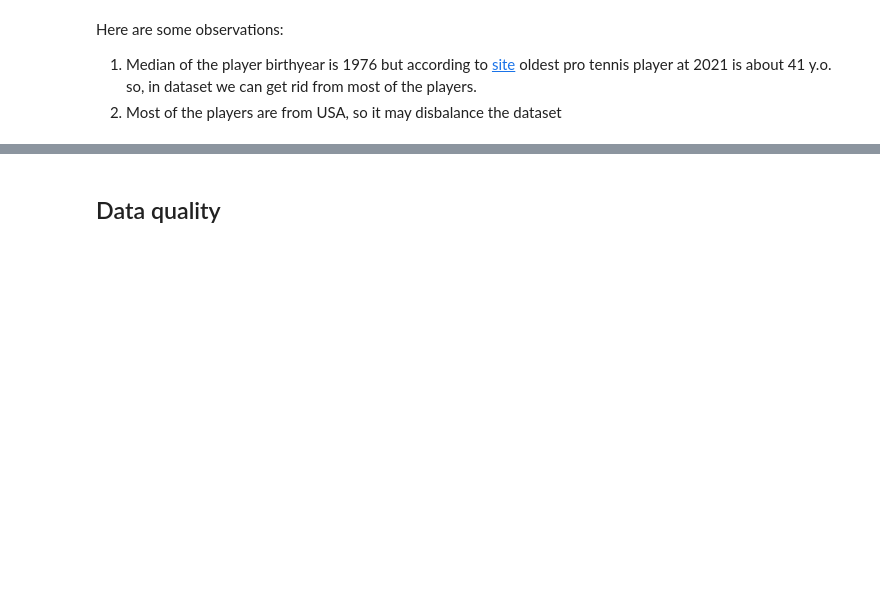
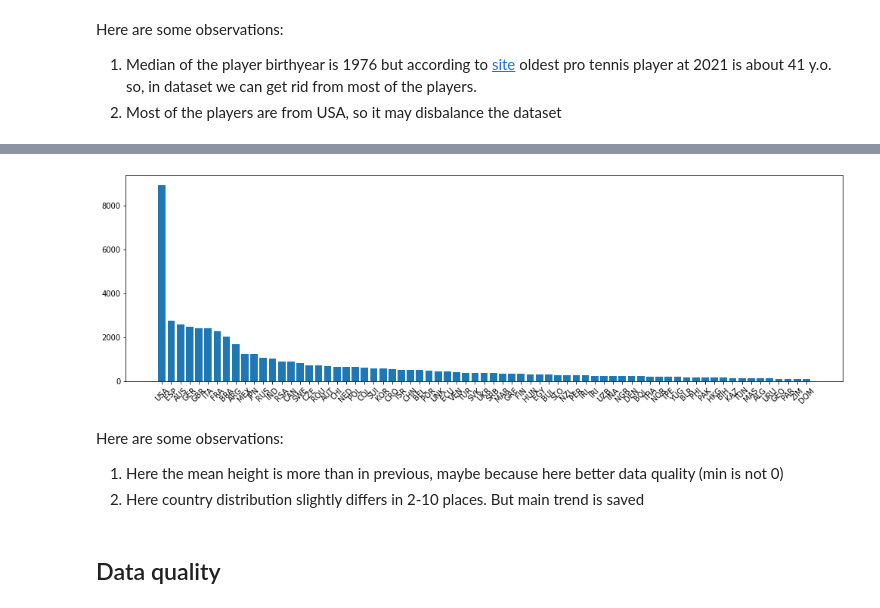
Before and after one commit to Shakhtery/data-mining, a Jupyter notebook: Data_Understanding.ipynb, the cells around one changed output, grey strips where cells are left out. Drawn from its saved outputs; the diff is of its cells as text; code cells hidden in the pictures; blank space fills up the shorter version.

Commit message:
Added additional data source. Updated data understanding for new source

```diff
--- a/Data_Understanding.ipynb
+++ b/Data_Understanding.ipynb
@@ -7,7 +7,11 @@ import matplotlib_inline
 %matplotlib inline
 # %%
 # Read player data
+# This contains only players that started career in 2017 or earlier
 player_data = pd.read_csv("Data/atp_players.csv")
+
+# This contains all players up to date
+player_data_additional = pd.read_csv("Data/tennis_atp-master/atp_players.csv")
 
 match_data = {}
 whole_match_data = pd.DataFrame()
@@ -368,3 +434,23 @@ Here are some observations:
+# %%
+# Collect data about player country
+player_country = pd.DataFrame(player_data_additional["ioc"].copy())
+player_country["count"] = 1
+player_country = player_country.groupby("ioc").sum().reset_index()
+player_country = player_country[player_country["count"] > 100].reset_index()
+player_country = player_country.sort_values("count", ascending=False).reset_index()
+
+# Plot data
+plt.figure(figsize=(17, 5))
+plt.bar(player_country.index, player_country["count"])
+plt.xticks(player_country.index, player_country["ioc"], rotation=45)
+plt.show()
+# %% [output]
+[figure, added]
+# %% [markdown]
+Here are some observations:
+
+1. Here the mean height is more than in previous, maybe because here better data quality (min is not 0)
+2. Here country distribution slightly differs in 2-10 places. But main trend is saved
 # %% [markdown]
 ## Data quality
 # %% [markdown]
```
Also changed, not shown: parts of 15 cells of this notebook, 1 other file.
